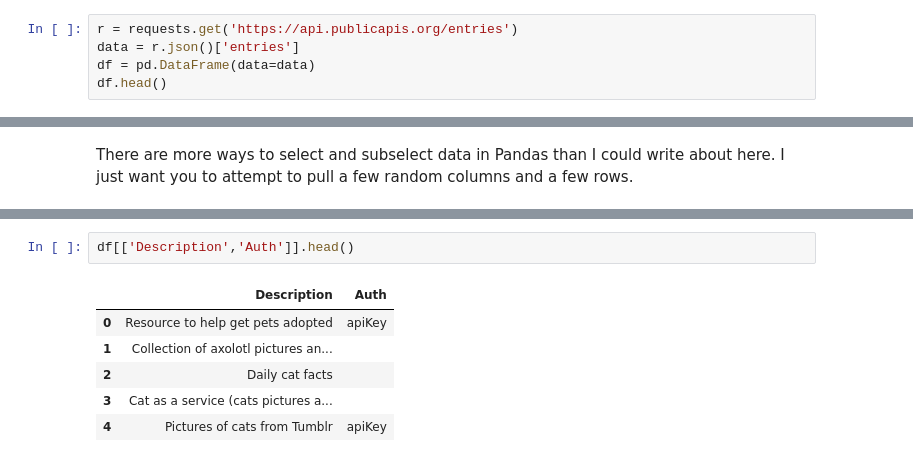
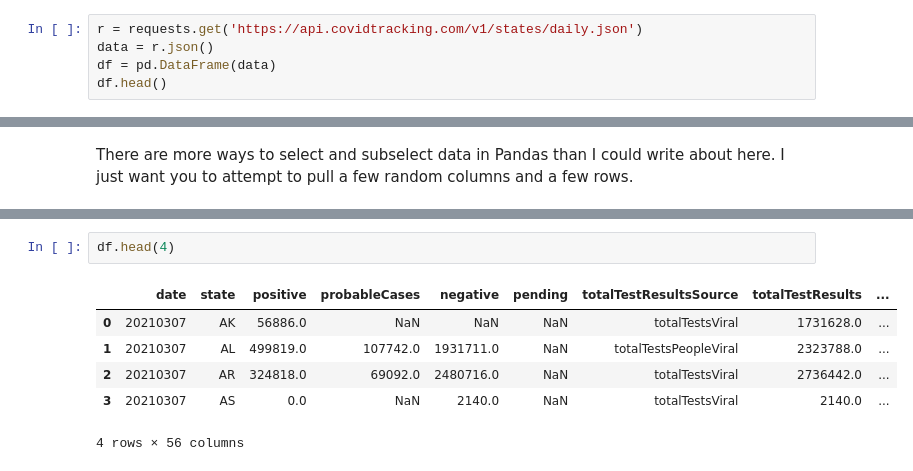
Before and after one commit to Xanitross/data_2_checks, a Jupyter notebook: Data_C2_KC_1_Sept22_.ipynb, the cells around one changed output, grey strips where cells are left out. Saved outputs shown, nothing was run; the diff lists cells and outputs as text.

```diff
--- a/Data_C2_KC_1_Sept22_.ipynb
+++ b/Data_C2_KC_1_Sept22_.ipynb
@@ -36,8 +36,8 @@ import pandas as pd
 # %% [markdown]
 I will be the first to admit I'm not an expert at working with APIs, so I had to fiddle with this to get it to work. However, most APIs will return a JSON object, so I had to pull the 'entries' field from that then feed that into the DataFrame. Sometimes you can just use pd.read_json() but that didn't work in this case.
 # %%
-r = requests.get('https://api.publicapis.org/entries')
-data = r.json()['entries']
-df = pd.DataFrame(data=data)
+r = requests.get('https://api.covidtracking.com/v1/states/daily.json')
+data = r.json()
+df = pd.DataFrame(data)
 df.head()
 # %% [output]
@@ -99,9 +134,9 @@ There are more ways to select and subselect data in Pandas than I could write ab
 # %%
-df[['Description','Auth']].head()
+df.head(4)
 # %% [output]
-|  | Description | Auth |
-| 0 | Resource to help get pets adopted | apiKey |
-| 1 | Collection of axolotl pictures an... |  |
-| 2 | Daily cat facts |  |
-| 3 | Cat as a service (cats pictures a... |  |
-| 4 | Pictures of cats from Tumblr | apiKey |
+|  | date | state | positive | probableCases | negative | pending | totalTestResultsSource | totalTestResults | ... |
+| 0 | 20210307 | AK | 56886.0 | NaN | NaN | NaN | totalTestsViral | 1731628.0 | ... |
+| 1 | 20210307 | AL | 499819.0 | 107742.0 | 1931711.0 | NaN | totalTestsPeopleViral | 2323788.0 | ... |
+| 2 | 20210307 | AR | 324818.0 | 69092.0 | 2480716.0 | NaN | totalTestsViral | 2736442.0 | ... |
+| 3 | 20210307 | AS | 0.0 | NaN | 2140.0 | NaN | totalTestsViral | 2140.0 | ... |
+4 rows × 56 columns
```
Also changed, not shown: parts of 8 cells of this notebook, 1 other file.
